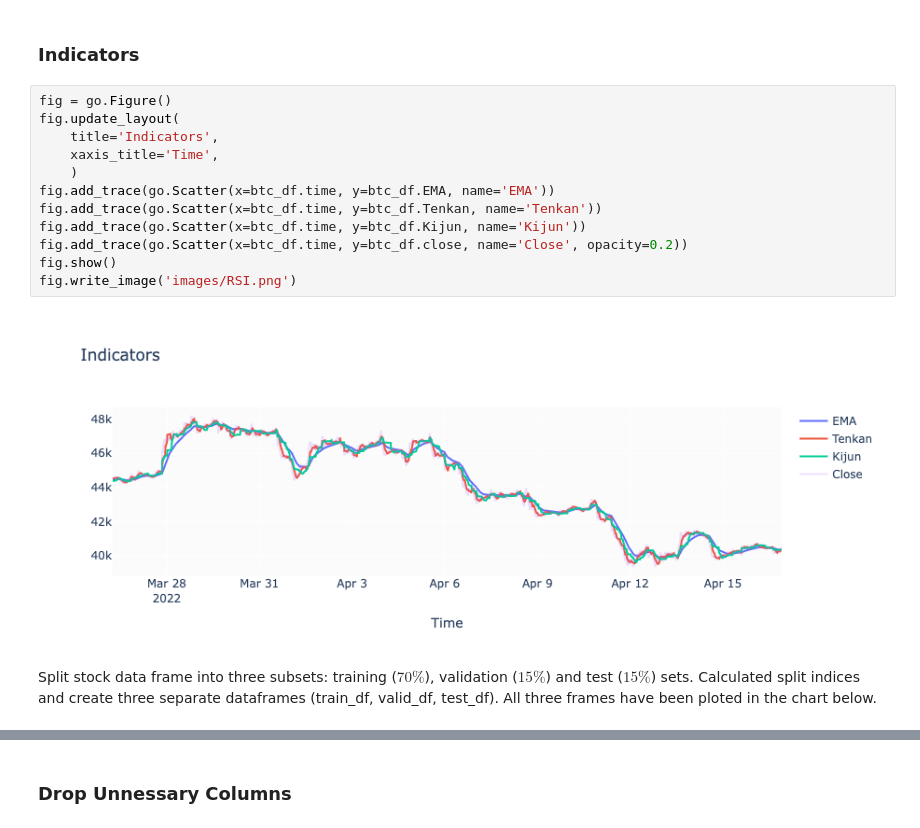
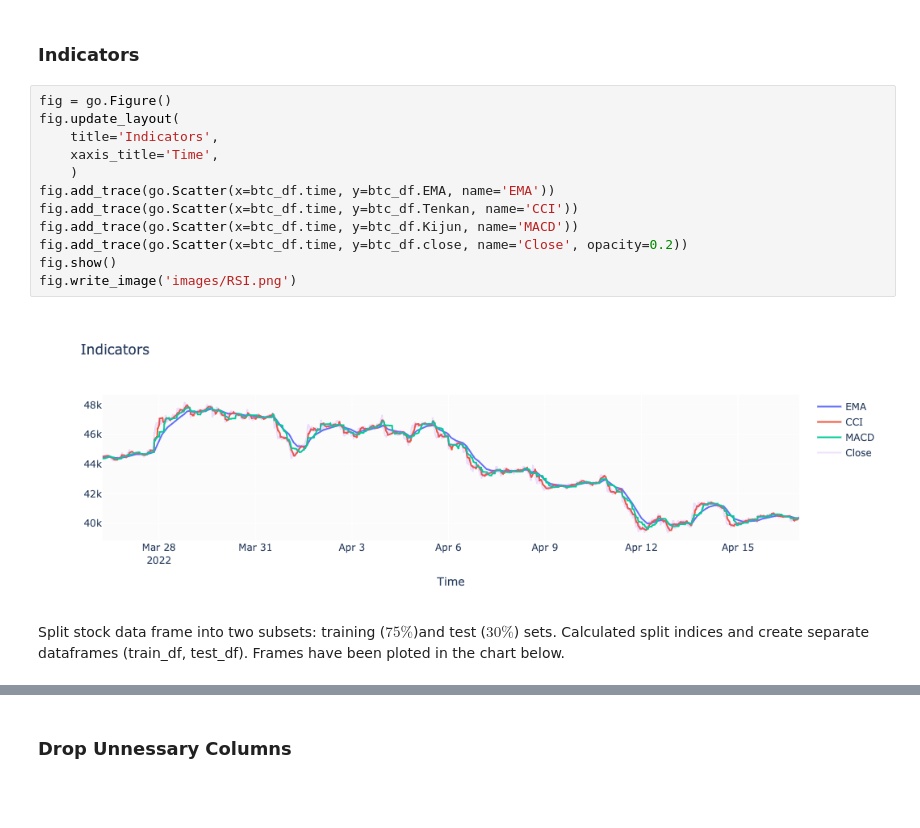
Before and after one commit to timtennyson/Sleep_And_Trade_Bot, a Jupyter notebook: crypto_predictions.ipynb, the cells around one changed output, grey strips where cells are left out. Drawn from its saved outputs; the diff is of its cells as text; blank space fills up the shorter version.

```diff
--- a/crypto_predictions.ipynb
+++ b/crypto_predictions.ipynb
@@ -123,17 +123,17 @@ fig.write_image('images/RSI.png')
 # %%
 fig = go.Figure()
 fig.update_layout(
     title='Indicators',
     xaxis_title='Time',
     )
 fig.add_trace(go.Scatter(x=btc_df.time, y=btc_df.EMA, name='EMA'))
-fig.add_trace(go.Scatter(x=btc_df.time, y=btc_df.Tenkan, name='Tenkan'))
-fig.add_trace(go.Scatter(x=btc_df.time, y=btc_df.Kijun, name='Kijun'))
+fig.add_trace(go.Scatter(x=btc_df.time, y=btc_df.Tenkan, name='CCI'))
+fig.add_trace(go.Scatter(x=btc_df.time, y=btc_df.Kijun, name='MACD'))
 fig.add_trace(go.Scatter(x=btc_df.time, y=btc_df.close, name='Close', opacity=0.2))
 fig.show()
 fig.write_image('images/RSI.png')
 # %% [output]
-[figure, old version]
+[figure, new version]
 # %% [markdown]
-Split stock data frame into three subsets: training ($70\%$), validation ($15\%$) and test ($15\%$) sets. Calculated split indices and create three separate dataframes (train_df, valid_df, test_df). All three frames have been ploted in the chart below.
+Split stock data frame into two subsets: training ($75\%$)and test ($30\%$) sets. Calculated split indices and create separate dataframes (train_df, test_df). Frames have been ploted in the chart below.
 # %%
```
Also changed, not shown: parts of 10 cells of this notebook, 1 other file.
